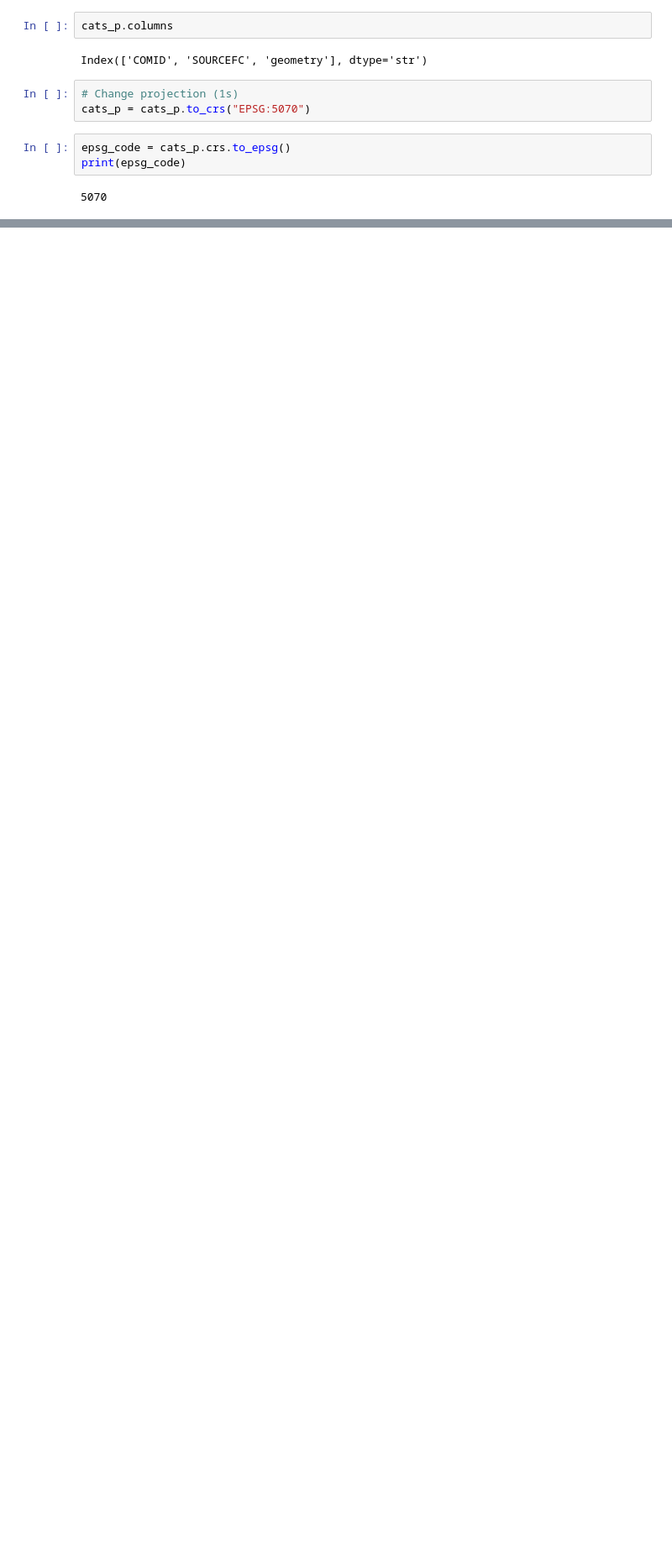
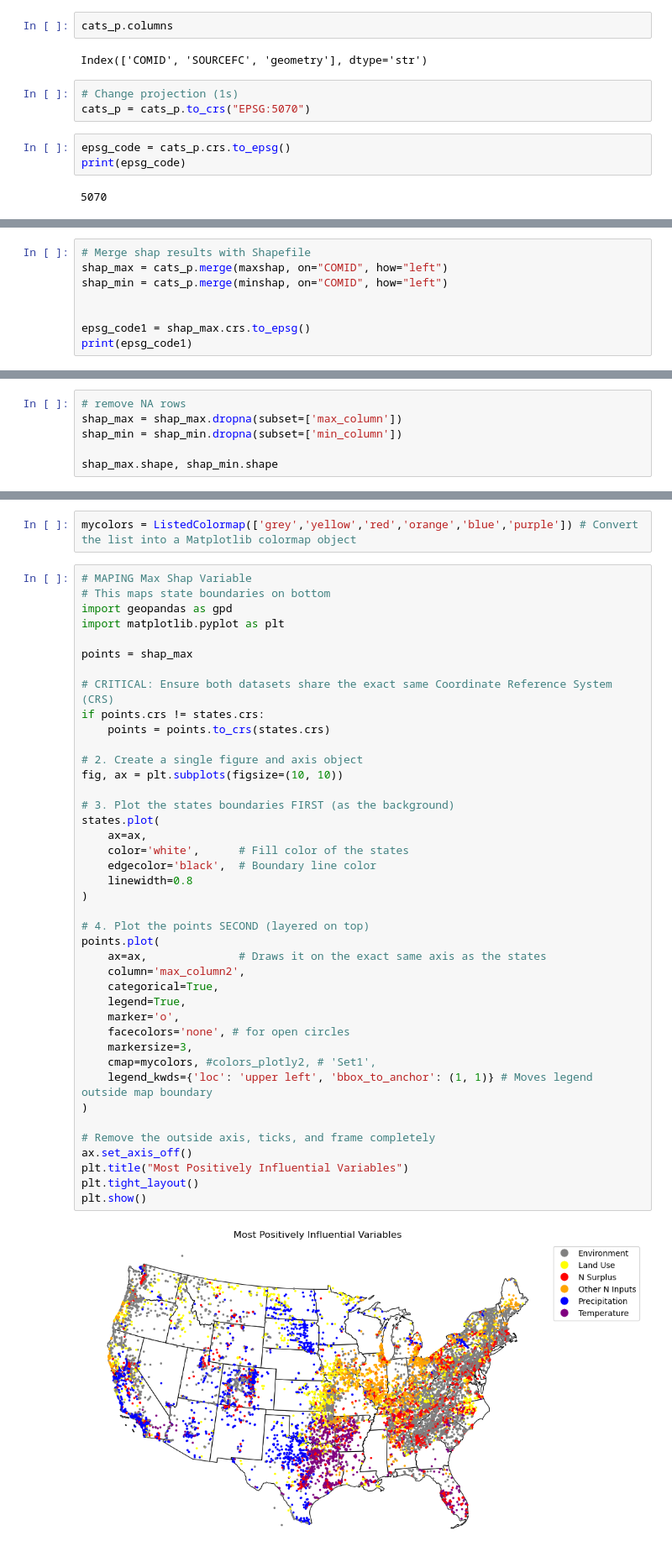
Before and after one commit to mpennino/Future_DW_NO3, a Jupyter notebook: Code/SHAP_Maps.ipynb, the cells around one changed output, grey strips where cells are left out. Shown at 84% size. Cells and saved outputs as stored; diff of their text form; blank space fills up the shorter version.

Commit message:
Finalizing code to map most influential shap values

```diff
--- a/Code/SHAP_Maps.ipynb
+++ b/Code/SHAP_Maps.ipynb
@@ -82,0 +128,8 @@ print(epsg_code)
+# %%
+# Merge shap results with Shapefile
+shap_max = cats_p.merge(maxshap, on="COMID", how="left")
+shap_min = cats_p.merge(minshap, on="COMID", how="left")
+
+
+epsg_code1 = shap_max.crs.to_epsg()
+print(epsg_code1)
@@ -82,0 +138,6 @@ print(epsg_code)
+# %%
+# remove NA rows
+shap_max = shap_max.dropna(subset=['max_column'])
+shap_min = shap_min.dropna(subset=['min_column'])
+
+shap_max.shape, shap_min.shape
@@ -82,0 +193,45 @@ print(epsg_code)
+# %%
+mycolors = ListedColormap(['grey','yellow','red','orange','blue','purple']) # Convert the list into a Matplotlib colormap object
+# %%
+# MAPING Max Shap Variable
+# This maps state boundaries on bottom
+import geopandas as gpd
+import matplotlib.pyplot as plt
+
+points = shap_max
+
+# CRITICAL: Ensure both datasets share the exact same Coordinate Reference System (CRS)
+if points.crs != states.crs:
+    points = points.to_crs(states.crs)
+
+# 2. Create a single figure and axis object
+fig, ax = plt.subplots(figsize=(10, 10))
+
+# 3. Plot the states boundaries FIRST (as the background)
+states.plot(
+    ax=ax,
+    color='white',      # Fill color of the states
+    edgecolor='black',  # Boundary line color
+    linewidth=0.8
+)
+
+# 4. Plot the points SECOND (layered on top)
+points.plot(
+    ax=ax,              # Draws it on the exact same axis as the states
+    column='max_column2',
+    categorical=True,
+    legend=True,
+    marker='o',
+    facecolors='none', # for open circles
+    markersize=3,
+    cmap=mycolors, #colors_plotly2, # 'Set1',
+    legend_kwds={'loc': 'upper left', 'bbox_to_anchor': (1, 1)} # Moves legend outside map boundary
+)
+
+# Remove the outside axis, ticks, and frame completely
+ax.set_axis_off()
+plt.title("Most Positively Influential Variables")
+plt.tight_layout()
+plt.show()
+# %% [output]
+[figure, added]
```
Also changed, not shown: parts of 21 cells of this notebook.
